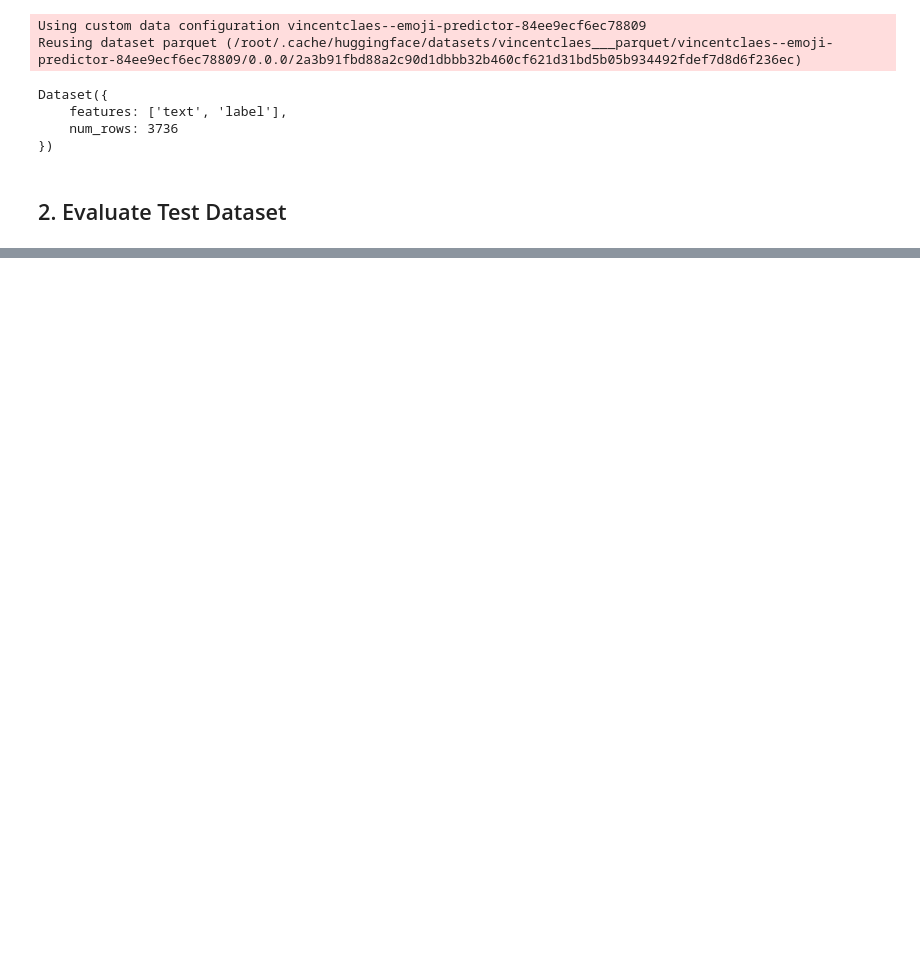
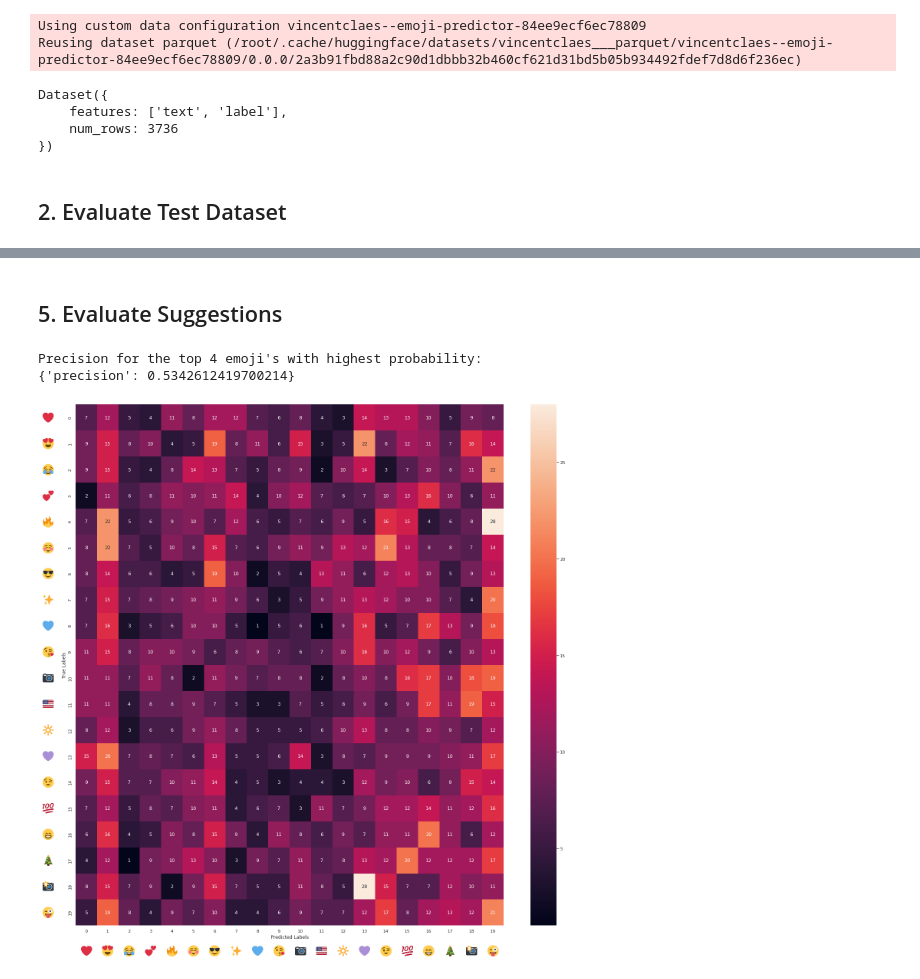
Before and after one commit to vincentclaes/emoji-predictor, a Jupyter notebook: fine-tune/03-evaluate-CLIP-on-test-dataset-tweets.ipynb, the cells around one changed output, grey strips where cells are left out. Saved outputs shown, nothing was run; the diff lists cells and outputs as text; code cells hidden in the pictures; blank space fills up the shorter version.

```diff
--- a/fine-tune/03-evaluate-CLIP-on-test-dataset-tweets.ipynb
+++ b/fine-tune/03-evaluate-CLIP-on-test-dataset-tweets.ipynb
@@ -132,0 +160,14 @@ plt.show(block=False)
+# %% [markdown]
+## 5. Evaluate Suggestions
+# %%
+
+precision_for_suggestions = precision_metric.compute(references=references, predictions=suggestions, average="micro")
+print(f"Precision for the top {K} emoji's with highest probability:")
+print(precision_for_suggestions)
+# %% [output]
+Precision for the top 4 emoji's with highest probability:
+{'precision': 0.5342612419700214}
+# %%
+confusion_matrix_emojis(labels=test_dataset["label"], predictions=suggestions)
+# %% [output]
+[figure, added]
```
Also changed, not shown: parts of 8 cells of this notebook, 1 other file.
